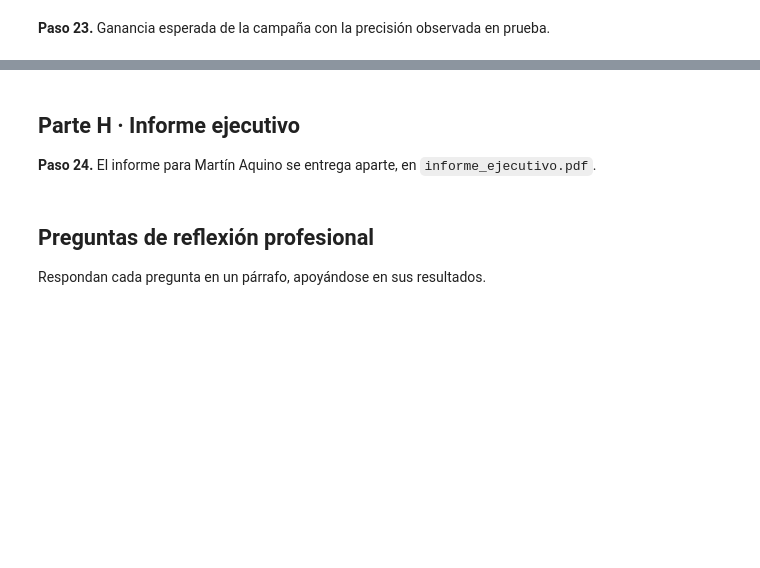
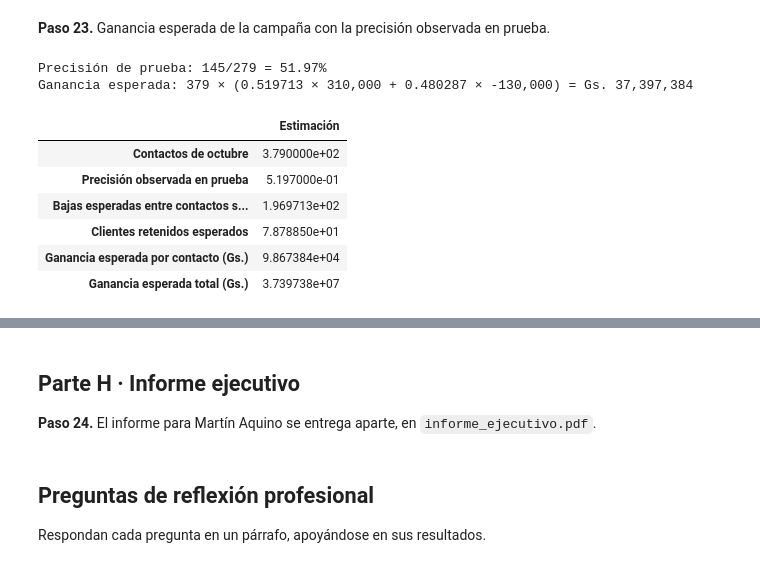
Before and after one commit to fedemaximovicz/actividad-datamining-supervisedlearning, a Jupyter notebook: caso2_nodo/caso2_nodo.ipynb, the cells around one changed output, grey strips where cells are left out. Saved outputs shown, nothing was run; the diff lists cells and outputs as text; code cells hidden in the pictures; blank space fills up the shorter version.

```diff
--- a/caso2_nodo/caso2_nodo.ipynb
+++ b/caso2_nodo/caso2_nodo.ipynb
@@ -1608,4 +1723,44 @@ Estos puntajes son preliminares: salen del modelo entrenado con el 75% del hist
 # %% [markdown]
 **Paso 23.** Ganancia esperada de la campaña con la precisión observada en prueba.
 # %%
-# Tu código aquí
+# Paso 23: extrapolar la precisión de la política evaluada en prueba (Paso 18).
+# No se vuelve a evaluar el modelo final sobre el histórico que acaba de aprender.
+n_contactos_prueba = int(np.asarray(contactar_test_elegido).sum())
+bajas_contactadas_prueba = int(y_test.to_numpy()[contactar_test_elegido].sum())
+if n_contactos_prueba == 0:
+    raise ValueError('Sin contactos en prueba no se puede estimar su precisión.')
+precision_prueba_elegido = bajas_contactadas_prueba / n_contactos_prueba
+g_positivo_campania, g_negativo_campania = resultado_por_contacto()
+ganancia_por_contacto_campania = (
+    precision_prueba_elegido * g_positivo_campania
+    + (1 - precision_prueba_elegido) * g_negativo_campania
+)
+ganancia_esperada_campania = n_contactos_campania * ganancia_por_contacto_campania
+bajas_esperadas_contactadas = n_contactos_campania * precision_prueba_elegido
+retenidos_esperados_campania = bajas_esperadas_contactadas * SUPUESTOS['acepta_si_se_iba']
+
+resumen_paso23 = pd.Series({
+    'Contactos de octubre': n_contactos_campania,
+    'Precisión observada en prueba': precision_prueba_elegido,
+    'Bajas esperadas entre contactos sin intervención': bajas_esperadas_contactadas,
+    'Clientes retenidos esperados': retenidos_esperados_campania,
+    'Ganancia esperada por contacto (Gs.)': ganancia_por_contacto_campania,
+    'Ganancia esperada total (Gs.)': ganancia_esperada_campania,
+}, name='Estimación')
+display(resumen_paso23.to_frame().round(4))
+print(f'Precisión de prueba: {bajas_contactadas_prueba}/{n_contactos_prueba} '
+      f'= {precision_prueba_elegido:.2%}')
+print(f'Ganancia esperada: {n_contactos_campania} × '
+      f'({precision_prueba_elegido:.6f} × {g_positivo_campania:,.0f} '
+      f'+ {1 - precision_prueba_elegido:.6f} × {g_negativo_campania:,.0f}) '
+      f'= Gs. {ganancia_esperada_campania:,.0f}')
+# %% [output]
+Precisión de prueba: 145/279 = 51.97%
+Ganancia esperada: 379 × (0.519713 × 310,000 + 0.480287 × -130,000) = Gs. 37,397,384
+|  | Estimación |
+| Contactos de octubre | 3.790000e+02 |
+| Precisión observada en prueba | 5.197000e-01 |
+| Bajas esperadas entre contactos s... | 1.969713e+02 |
+| Clientes retenidos esperados | 7.878850e+01 |
+| Ganancia esperada por contacto (Gs.) | 9.867384e+04 |
+| Ganancia esperada total (Gs.) | 3.739738e+07 |
```
Also changed, not shown: parts of 5 cells of this notebook, 2 other files.
